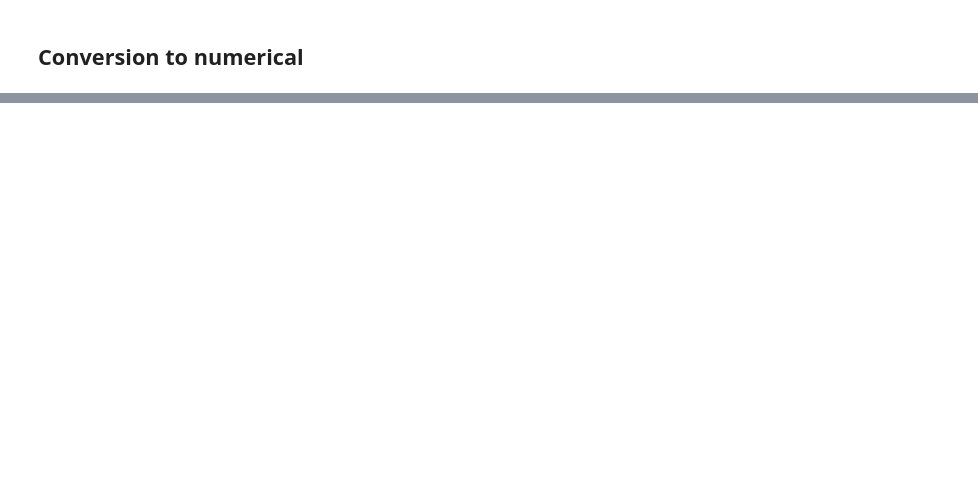
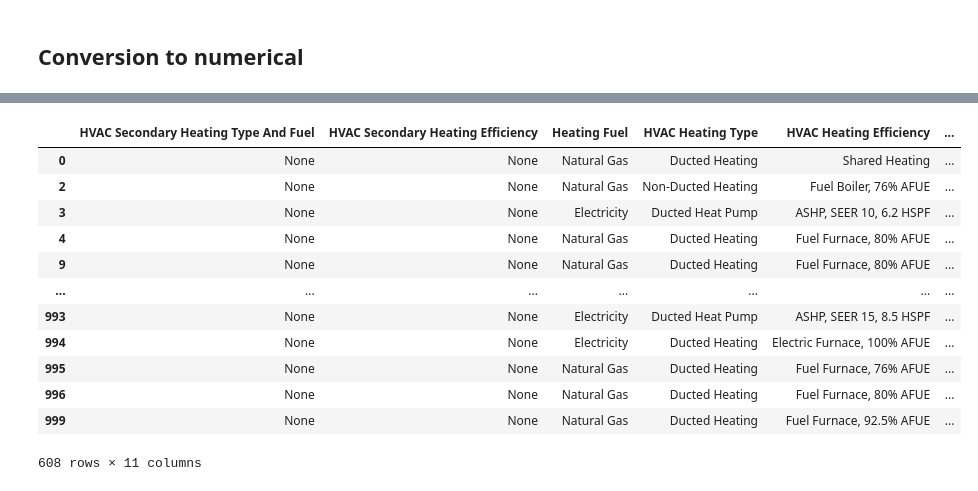
Before and after one commit to szvsw/ml-for-building-energy-modeling, a Jupyter notebook: NREL/data/ResStock/data_filtering.ipynb, the cells around one changed output, grey strips where cells are left out. Cells and saved outputs as stored; diff of their text form; code cells hidden in the pictures; blank space fills up the shorter version.

```diff
--- a/NREL/data/data_filtering.ipynb
+++ b/NREL/data/ResStock/data_filtering.ipynb
@@ -142,2 +162,5 @@ nrel_filtered_df.to_csv("resstock_filtered_cleancols.csv")
 # %% [markdown]
 ## Conversion to numerical
+# %%
+resstock_filtered = pd.read_csv("resstock_filtered.csv", index_col=0)
+resstock_filtered.head()
@@ -143,0 +210,16 @@ nrel_filtered_df.to_csv("resstock_filtered_cleancols.csv")
+# %%
+resstock_filtered.filter(regex='Heating')
+# %% [output]
+|  | HVAC Secondary Heating Type And Fuel | HVAC Secondary Heating Efficiency | Heating Fuel | HVAC Heating Type | HVAC Heating Efficiency | ... |
+| 0 | None | None | Natural Gas | Ducted Heating | Shared Heating | ... |
+| 2 | None | None | Natural Gas | Non-Ducted Heating | Fuel Boiler, 76% AFUE | ... |
+| 3 | None | None | Electricity | Ducted Heat Pump | ASHP, SEER 10, 6.2 HSPF | ... |
+| 4 | None | None | Natural Gas | Ducted Heating | Fuel Furnace, 80% AFUE | ... |
+| 9 | None | None | Natural Gas | Ducted Heating | Fuel Furnace, 80% AFUE | ... |
+| ... | ... | ... | ... | ... | ... | ... |
+| 993 | None | None | Electricity | Ducted Heat Pump | ASHP, SEER 15, 8.5 HSPF | ... |
+| 994 | None | None | Electricity | Ducted Heating | Electric Furnace, 100% AFUE | ... |
+| 995 | None | None | Natural Gas | Ducted Heating | Fuel Furnace, 76% AFUE | ... |
+| 996 | None | None | Natural Gas | Ducted Heating | Fuel Furnace, 80% AFUE | ... |
+| 999 | None | None | Natural Gas | Ducted Heating | Fuel Furnace, 92.5% AFUE | ... |
+608 rows × 11 columns
```
Also changed, not shown: parts of 11 cells of this notebook, 9 other files.
